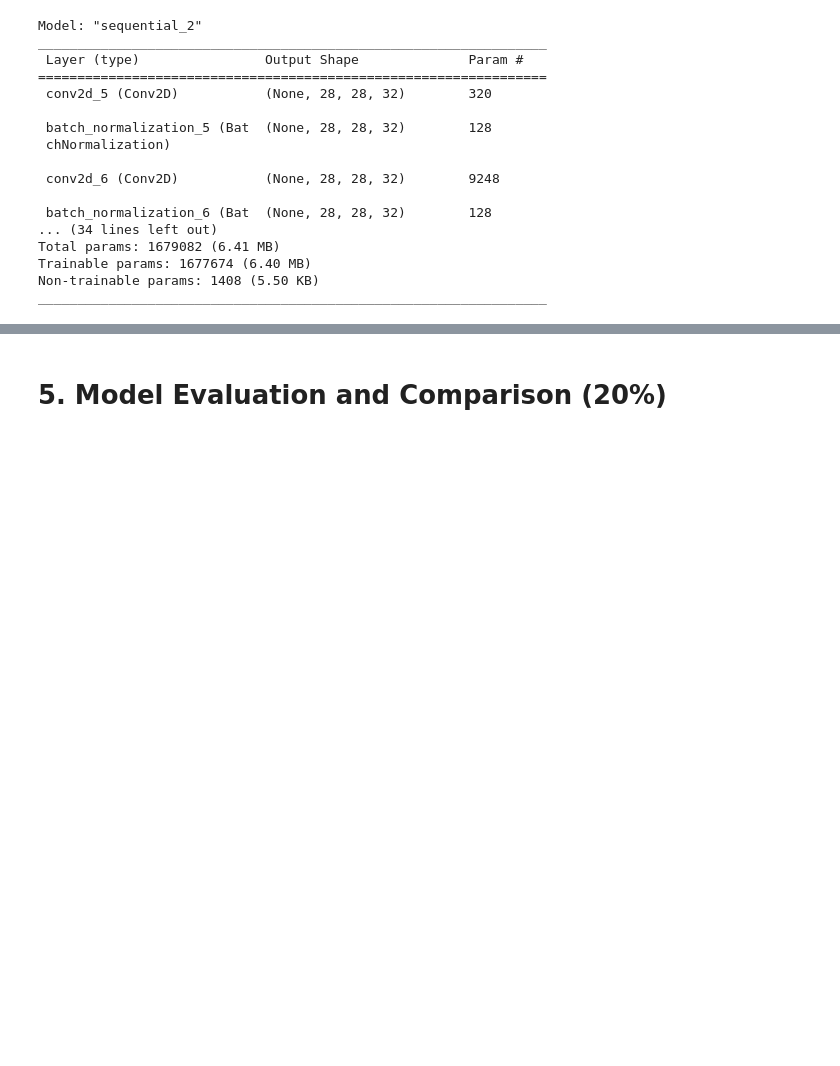
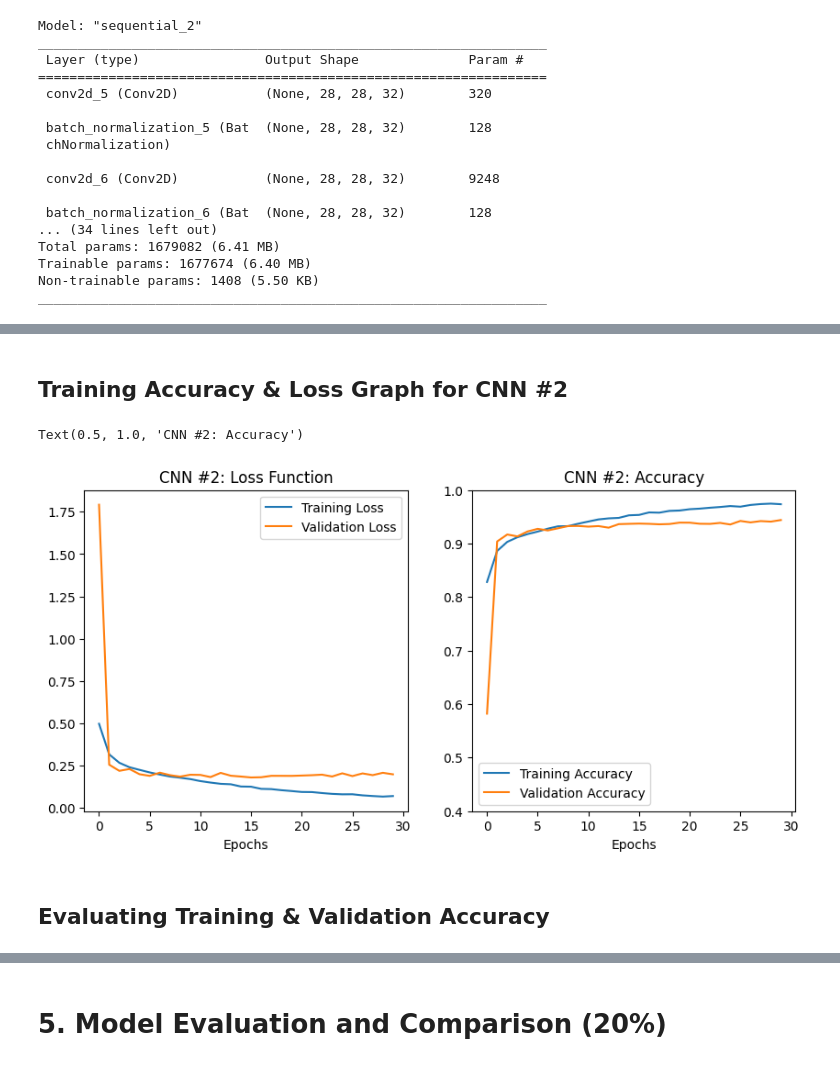
Before and after one commit to rkaushick-neu/swe_gen_ai, a Jupyter notebook: Deep Learning MNIST/Rish_Analysis.ipynb, the cells around one changed output, grey strips where cells are left out. Cells and saved outputs as stored; diff of their text form; code cells hidden in the pictures; blank space fills up the shorter version.

```diff
--- a/Deep Learning MNIST/Rish_Analysis.ipynb
+++ b/Deep Learning MNIST/Rish_Analysis.ipynb
@@ -643,7 +683,7 @@ cnn_model_2 = Sequential([
 # %%
 cnn_model_2.compile(
     optimizer=Adam(learning_rate=0.001),
-    loss='categorical_crossentropy',
+    loss='sparse_categorical_crossentropy',
     metrics=['accuracy']
 )
 # %% [output]
@@ -672,7 +712,7 @@ _________________________________________________________________
 # %%
 cnn_2_history = cnn_model_2.fit(
     x_train, y_train,
-    epochs=20,
+    epochs=30,
     batch_size=128,
     validation_data=(x_validate, y_validate),
     verbose=1
@@ -679,0 +738,24 @@ cnn_2_history = cnn_model_2.fit(
+# %% [markdown]
+## Training Accuracy & Loss Graph for CNN #2
+# %%
+plt.figure(figsize=(10, 10))
+
+plt.subplot(2, 2, 1)
+plt.plot(cnn_2_history.history['loss'], label='Training Loss')
+plt.plot(cnn_2_history.history['val_loss'], label='Validation Loss')
+plt.legend()
+plt.xlabel('Epochs')
+plt.title('CNN #2: Loss Function')
+
+plt.subplot(2, 2, 2)
+plt.plot(cnn_2_history.history['accuracy'], label='Training Accuracy')
+plt.plot(cnn_2_history.history['val_accuracy'], label='Validation Accuracy')
+plt.legend()
+plt.xlabel('Epochs')
+plt.ylim(0.4,1)
+plt.title('CNN #2: Accuracy')
+# %% [output]
+Text(0.5, 1.0, 'CNN #2: Accuracy')
+[figure, added]
+# %% [markdown]
+## Evaluating Training & Validation Accuracy
```
Also changed, not shown: parts of 27 cells of this notebook.
